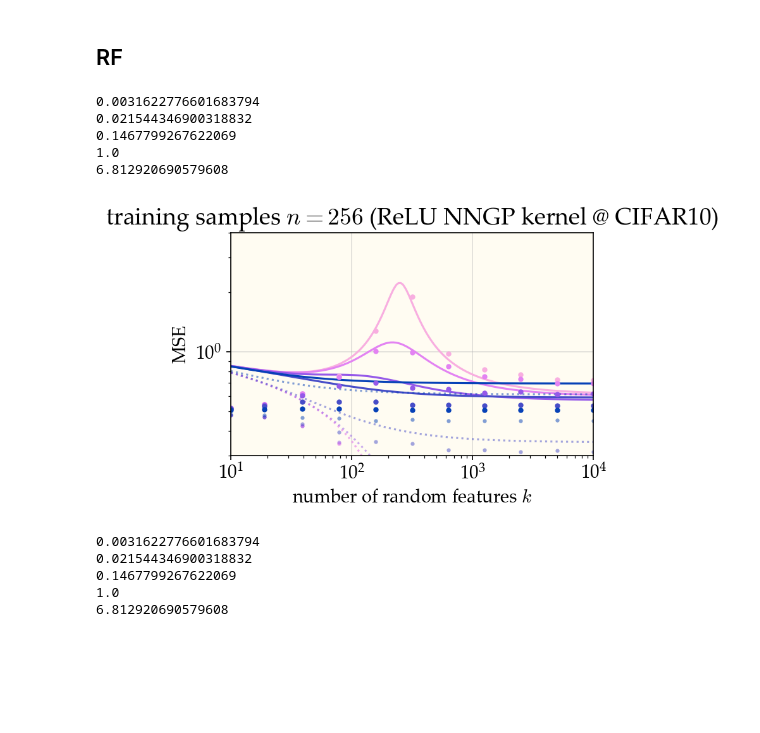
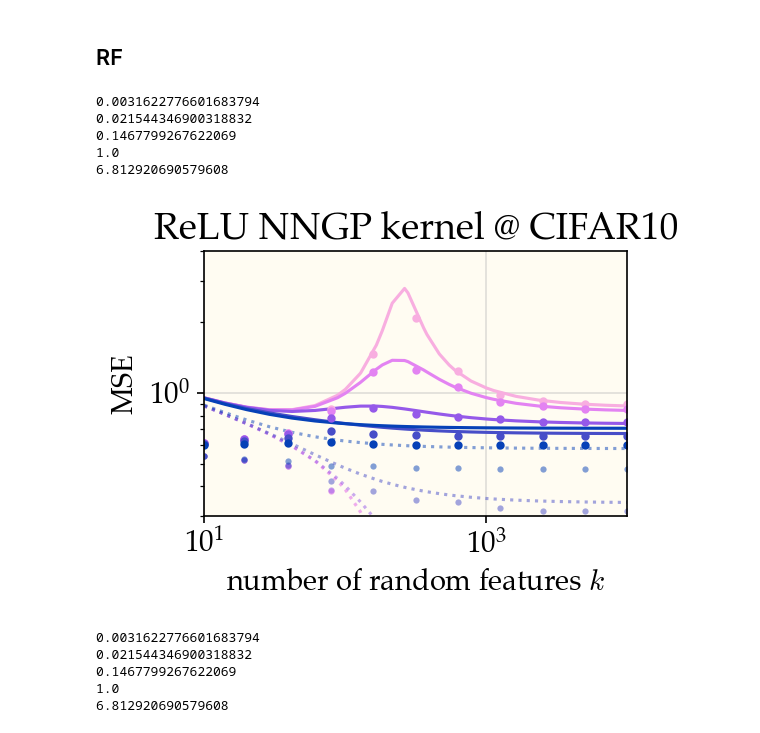
Before and after one commit to dkarkada/more-is-better, a Jupyter notebook: powerlaws.ipynb, the cells around one changed output. Cells and saved outputs as stored; diff of their text form; code cells hidden in the pictures; blank space fills up the shorter version.

```diff
--- a/powerlaws.ipynb
+++ b/powerlaws.ipynb
@@ -69,11 +69,13 @@ plt.show()
 fig, axes = plt.subplots(ncols=2, figsize=(12,3))
 
 plot_params = {
+    "ids": ["", "gaussian-imi"]
     "titles": ["ReLU NNGP RF kernel @ CIFAR10", "Linear RF kernel @ Gaussian data"],
 }
 
 for i, ax in enumerate(axes):
-
+    expt = ExperimentResults.load(f"{work_dir}/expt-gaussian-imitation-n256.expt")
+    theory = ExperimentResults.load(f"{work_dir}/theory-gaussian-imitation-n256.expt")
 
 
     EXPT_NUM = 0
@@ -150,12 +152,12 @@ plt.figlegend(
 plt.savefig("plots/mse-vs-ridge.pdf", bbox_inches = "tight")
 # %%
 work_dir = f"results/cifar10/fc1-nngpk"
-expt = ExperimentResults.load(f"{work_dir}/expt-gaussian-imitation-n256.expt")
-theory = ExperimentResults.load(f"{work_dir}/theory-gaussian-imitation-n256.expt")
+expt = ExperimentResults.load(f"{work_dir}/expt-gaussian-n256.expt")
+theory = ExperimentResults.load(f"{work_dir}/theory-gaussian-n256.expt")
 M = 30000
 n = 256
 
-fig, axes = plt.subplots(ncols=2, figsize=(12,3))
+fig = plt.figure(figsize=(4,3))
 
 ridges = theory.get_axis("ridge")
 
@@ -180,35 +182,35 @@ for i, ridge in enumerate(ridges[3:26:5]):
     plt.plot(kk, theory_train_mse, ls=":", color=color, alpha=0.5)
     plt.plot(kk, theory_test_mse, color=color,
              label=f"$\\delta=10^{{{np.log10(ridge)}}}$")
 
 plt.xscale('log')
 plt.yscale('log')
 plt.xlabel('number of random features $k$')
 plt.ylabel('MSE')
 plt.ylim(3e-1,4e0)
 plt.xlim(1e1,1e4)
-plt.title("training samples $n=256$ (ReLU NNGP kernel @ CIFAR10)")
+plt.title("ReLU NNGP kernel @ CIFAR10")
 # ridge_legend = plt.legend()
 # plt.gca().add_artist(ridge_legend)
 # plt.legend(
 #         (
 #             Line2D([0], [0], color='xkcd:navy', alpha=.75, ls=":"),
 #             Line2D([0], [0], color='xkcd:navy', alpha=.75, ls="-"),),
 #         (
 #             "train",
 #             "test",),
 #         loc='lower left',
 #     )
 plt.grid(alpha=0.4)
 plt.tight_layout()
 plt.show()
 # %% [output]
 0.0031622776601683794
 0.021544346900318832
 0.1467799267622069
 1.0
 6.812920690579608
-[figure, old version]
+[figure, new version]
 # %%
 work_dir = f"results/cifar10/fc1-nngpk"
 expt = ExperimentResults.load(f"{work_dir}/expt-n256.expt")
```
Also changed, not shown: 1 other file.
